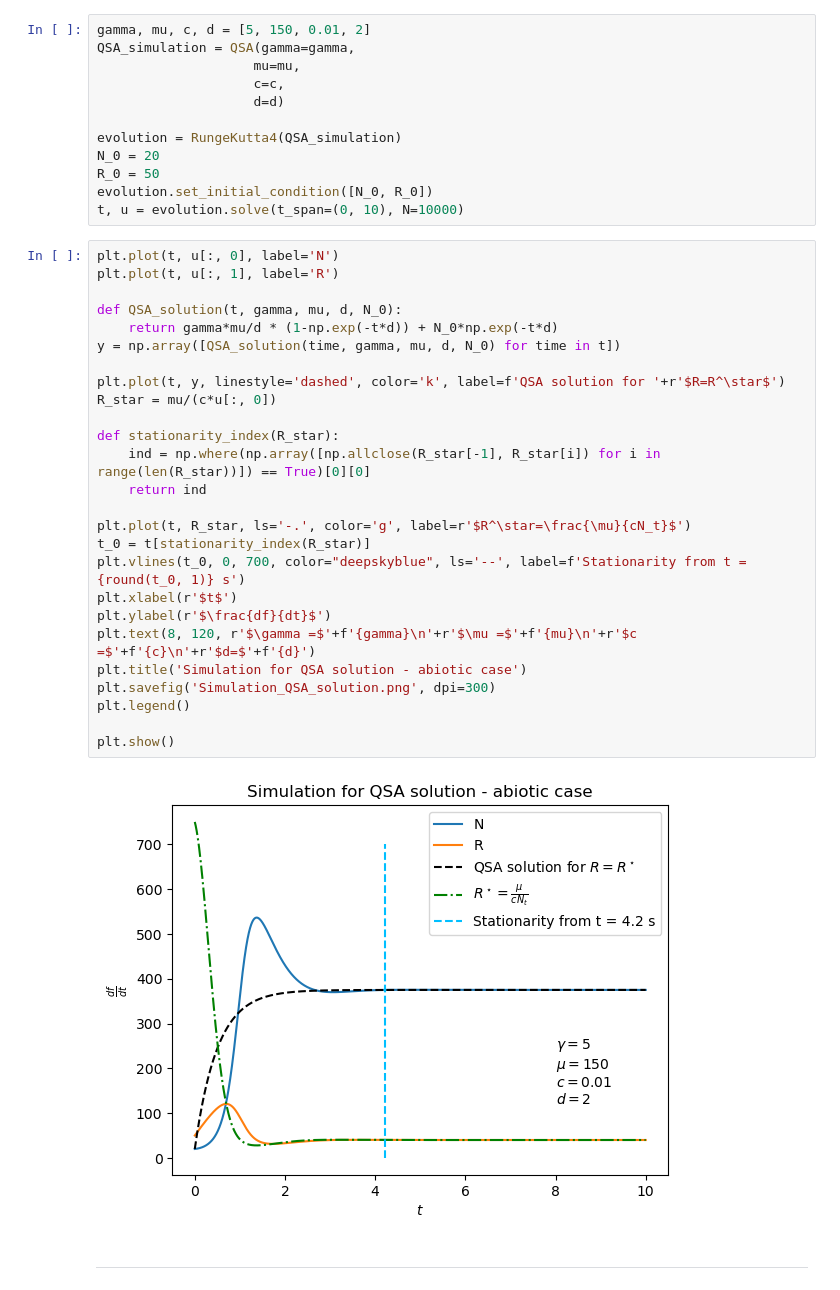
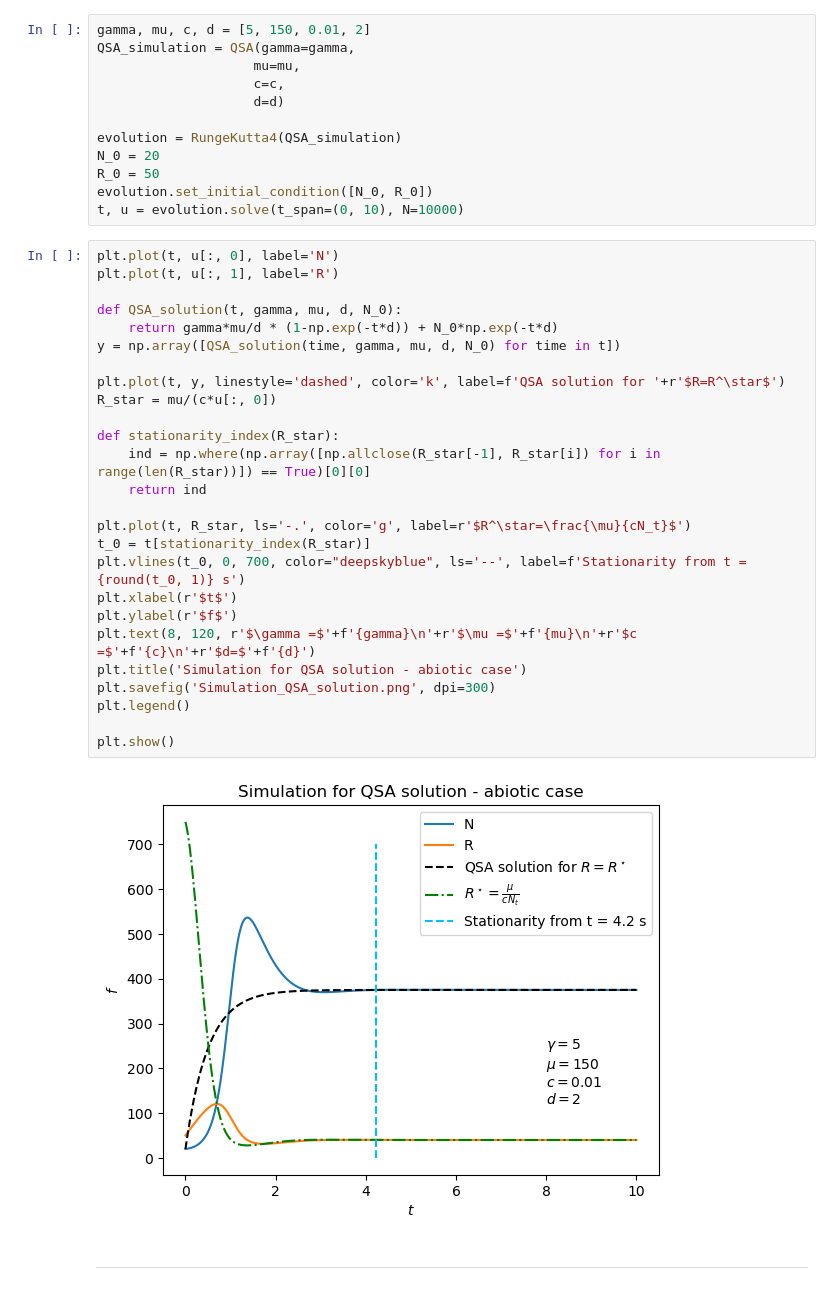
Before and after one commit to RiccardoTancredi/P.M.L.S., a Jupyter notebook: Exercise1/Exercise1.ipynb, the cells around one changed output. Saved outputs shown, nothing was run; the diff lists cells and outputs as text.

```diff
--- a/Exercise1/Exercise1.ipynb
+++ b/Exercise1/Exercise1.ipynb
@@ -102,31 +102,31 @@ t, u = evolution.solve(t_span=(0, 10), N=10000)
 # %%
 plt.plot(t, u[:, 0], label='N')
 plt.plot(t, u[:, 1], label='R')
 
 def QSA_solution(t, gamma, mu, d, N_0):
     return gamma*mu/d * (1-np.exp(-t*d)) + N_0*np.exp(-t*d)
 y = np.array([QSA_solution(time, gamma, mu, d, N_0) for time in t])
 
 plt.plot(t, y, linestyle='dashed', color='k', label=f'QSA solution for '+r'$R=R^\star$')
 R_star = mu/(c*u[:, 0])
 
 def stationarity_index(R_star):
     ind = np.where(np.array([np.allclose(R_star[-1], R_star[i]) for i in range(len(R_star))]) == True)[0][0]
     return ind
 
 plt.plot(t, R_star, ls='-.', color='g', label=r'$R^\star=\frac{\mu}{cN_t}$')
 t_0 = t[stationarity_index(R_star)]
 plt.vlines(t_0, 0, 700, color="deepskyblue", ls='--', label=f'Stationarity from t = {round(t_0, 1)} s')
 plt.xlabel(r'$t$')
-plt.ylabel(r'$\frac{df}{dt}$')
+plt.ylabel(r'$f$')
 plt.text(8, 120, r'$\gamma =$'+f'{gamma}\n'+r'$\mu =$'+f'{mu}\n'+r'$c =$'+f'{c}\n'+r'$d=$'+f'{d}')
 plt.title('Simulation for QSA solution - abiotic case')
 plt.savefig('Simulation_QSA_solution.png', dpi=300)
 plt.legend()
 
 plt.show()
 # %% [output]
-[figure, old version]
+[figure, new version]
 # %% [markdown]
 ---
 # %% [markdown]
```
Also changed, not shown: 2 other files.
